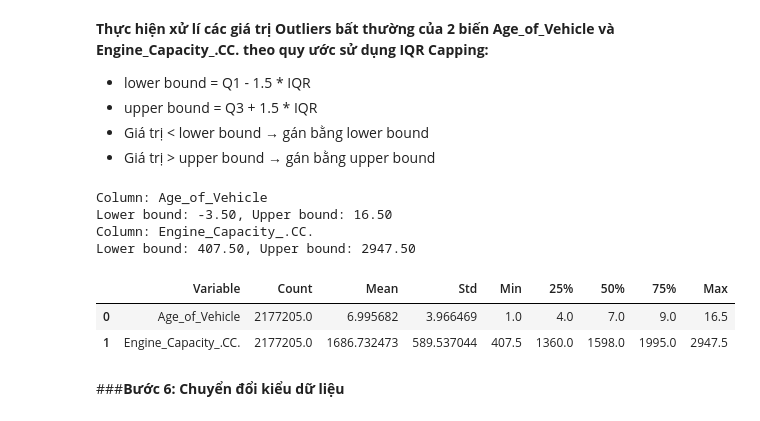
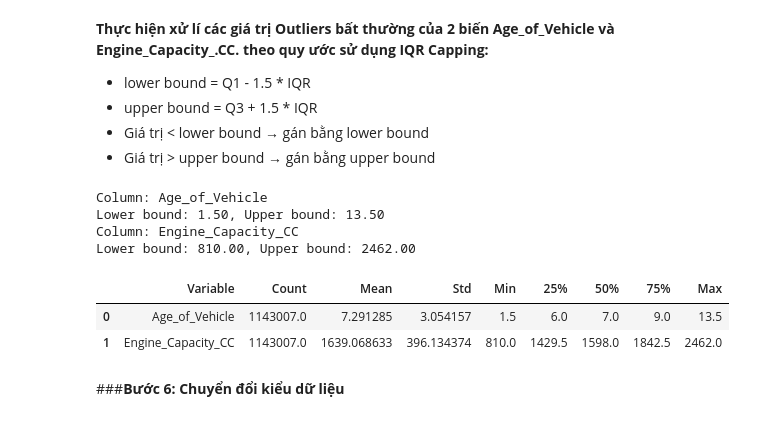
Before and after one commit to mihhwiNick/DA_project, a Jupyter notebook: UK_Road_Traffic_Accident_DA.ipynb, the cells around one changed output. Drawn from its saved outputs; the diff is of its cells as text; code cells hidden in the pictures.

```diff
--- a/UK_Road_Traffic_Accident_DA.ipynb
+++ b/UK_Road_Traffic_Accident_DA.ipynb
@@ -891,51 +928,51 @@ plt.show()
 + Giá trị < lower bound → gán bằng lower bound
 + Giá trị > upper bound → gán bằng upper bound
 # %%
-num_cols_cap = ['Age_of_Vehicle', 'Engine_Capacity_.CC.']
+num_cols_cap = ['Age_of_Vehicle', 'Engine_Capacity_CC']
 
 summary_list = []
 
 for col in num_cols_cap:
-    Q1 = vehicle_clean[col].quantile(0.25)
-    Q3 = vehicle_clean[col].quantile(0.75)
+    Q1 = merged_data[col].quantile(0.25)
+    Q3 = merged_data[col].quantile(0.75)
     IQR = Q3 - Q1
 
     lower_bound = Q1 - 1.5 * IQR
     upper_bound = Q3 + 1.5 * IQR
 
     print(f"Column: {col}")
     print(f"Lower bound: {lower_bound:.2f}, Upper bound: {upper_bound:.2f}")
 
     # Capping
-    vehicle_clean[col] = np.where(
-        vehicle_clean[col] < lower_bound, lower_bound,
-        np.where(vehicle_clean[col] > upper_bound, upper_bound, vehicle_clean[col])
+    merged_data[col] = np.where(
+        merged_data[col] < lower_bound, lower_bound,
+        np.where(merged_data[col] > upper_bound, upper_bound, merged_data[col])
     )
 
     # Lưu summary sau capping để hiển thị trong bảng
-    desc = vehicle_clean[col].describe()
+    desc = merged_data[col].describe()
     summary_list.append({
         "Variable": col,
         "Count": desc["count"],
         "Mean": desc["mean"],
         "Std": desc["std"],
         "Min": desc["min"],
         "25%": desc["25%"],
         "50%": desc["50%"],
         "75%": desc["75%"],
         "Max": desc["max"]
     })
 
 summary_df = pd.DataFrame(summary_list)
 display(summary_df)
 # %% [output]
 Column: Age_of_Vehicle
-Lower bound: -3.50, Upper bound: 16.50
-Column: Engine_Capacity_.CC.
-Lower bound: 407.50, Upper bound: 2947.50
+Lower bound: 1.50, Upper bound: 13.50
+Column: Engine_Capacity_CC
+Lower bound: 810.00, Upper bound: 2462.00
 |  | Variable | Count | Mean | Std | Min | 25% | 50% | 75% | Max |
-| 0 | Age_of_Vehicle | 2177205.0 | 6.995682 | 3.966469 | 1.0 | 4.0 | 7.0 | 9.0 | 16.5 |
-| 1 | Engine_Capacity_.CC. | 2177205.0 | 1686.732473 | 589.537044 | 407.5 | 1360.0 | 1598.0 | 1995.0 | 2947.5 |
+| 0 | Age_of_Vehicle | 1143007.0 | 7.291285 | 3.054157 | 1.5 | 6.0 | 7.0 | 9.0 | 13.5 |
+| 1 | Engine_Capacity_CC | 1143007.0 | 1639.068633 | 396.134374 | 810.0 | 1429.5 | 1598.0 | 1842.5 | 2462.0 |
 # %% [markdown]
 ###**Bước 6: Chuyển đổi kiểu dữ liệu**
 # %% [markdown]
```
Also changed, not shown: parts of 6 cells of this notebook.
